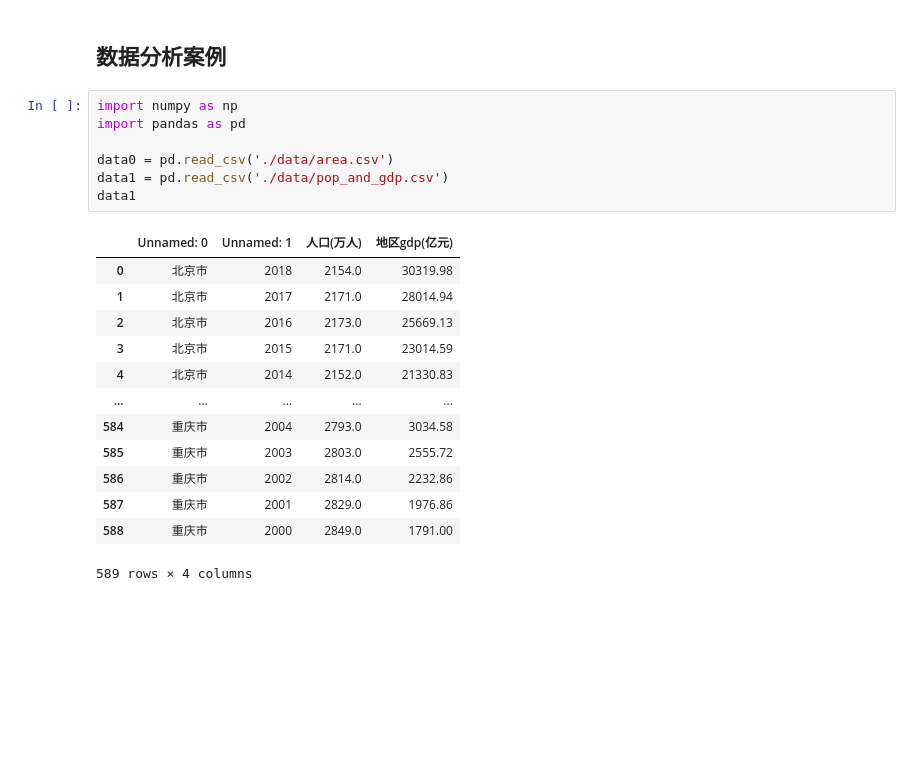
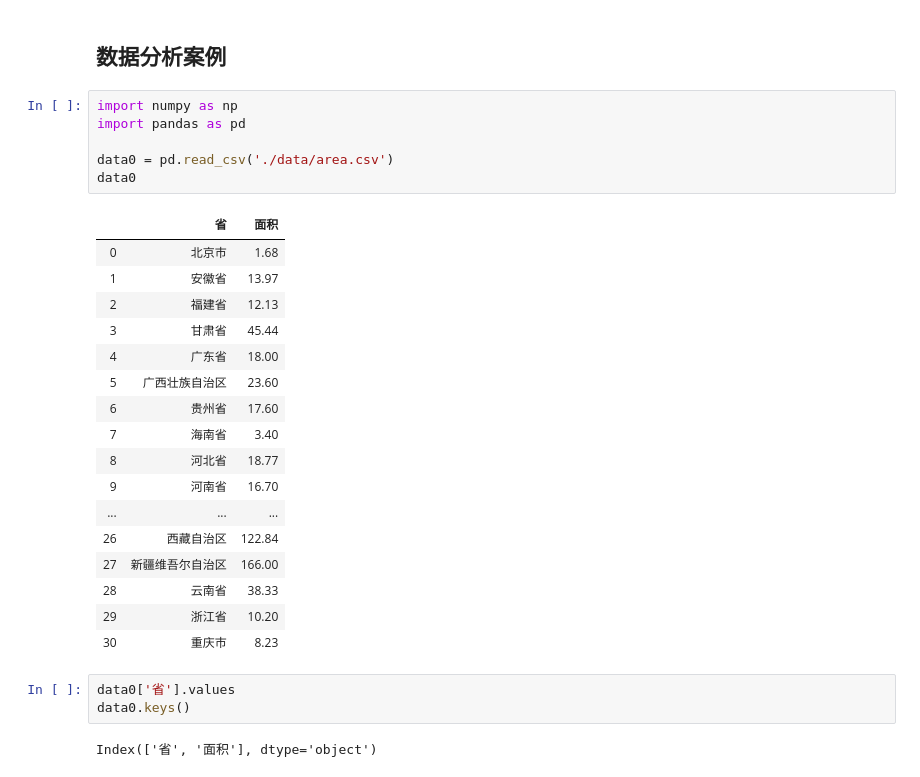
Before and after one commit to weihuayi/class, a Jupyter notebook: pythondata/2.0-Pandas数据处理入门.ipynb, the cells around one changed output. Drawn from its saved outputs; the diff is of its cells as text; blank space fills up the shorter version.

```diff
--- a/pythondata/2.0-Pandas数据处理入门.ipynb
+++ b/pythondata/2.0-Pandas数据处理入门.ipynb
@@ -504,21 +553,29 @@ Int64Index([1, 2, 9, 11], dtype='int64')
 # %%
 import numpy as np
 import pandas as pd
 
 data0 = pd.read_csv('./data/area.csv')
-data1 = pd.read_csv('./data/pop_and_gdp.csv')
-data1
+data0
 # %% [output]
-|  | Unnamed: 0 | Unnamed: 1 | 人口(万人) | 地区gdp(亿元) |
-| 0 | 北京市 | 2018 | 2154.0 | 30319.98 |
-| 1 | 北京市 | 2017 | 2171.0 | 28014.94 |
-| 2 | 北京市 | 2016 | 2173.0 | 25669.13 |
-| 3 | 北京市 | 2015 | 2171.0 | 23014.59 |
-| 4 | 北京市 | 2014 | 2152.0 | 21330.83 |
-| ... | ... | ... | ... | ... |
-| 584 | 重庆市 | 2004 | 2793.0 | 3034.58 |
-| 585 | 重庆市 | 2003 | 2803.0 | 2555.72 |
-| 586 | 重庆市 | 2002 | 2814.0 | 2232.86 |
-| 587 | 重庆市 | 2001 | 2829.0 | 1976.86 |
-| 588 | 重庆市 | 2000 | 2849.0 | 1791.00 |
+|  | 省 | 面积 |
+| 0 | 北京市 | 1.68 |
+| 1 | 安徽省 | 13.97 |
+| 2 | 福建省 | 12.13 |
+| 3 | 甘肃省 | 45.44 |
+| 4 | 广东省 | 18.00 |
+| 5 | 广西壮族自治区 | 23.60 |
+| 6 | 贵州省 | 17.60 |
+| 7 | 海南省 | 3.40 |
+| 8 | 河北省 | 18.77 |
+| 9 | 河南省 | 16.70 |
+| ... | ... | ... |
+| 26 | 西藏自治区 | 122.84 |
+| 27 | 新疆维吾尔自治区 | 166.00 |
+| 28 | 云南省 | 38.33 |
+| 29 | 浙江省 | 10.20 |
+| 30 | 重庆市 | 8.23 |
-589 rows × 4 columns
+# %%
+data0['省'].values
+data0.keys()
+# %% [output]
+Index(['省', '面积'], dtype='object')
```
Also changed, not shown: parts of 20 cells of this notebook, 2 other files.
